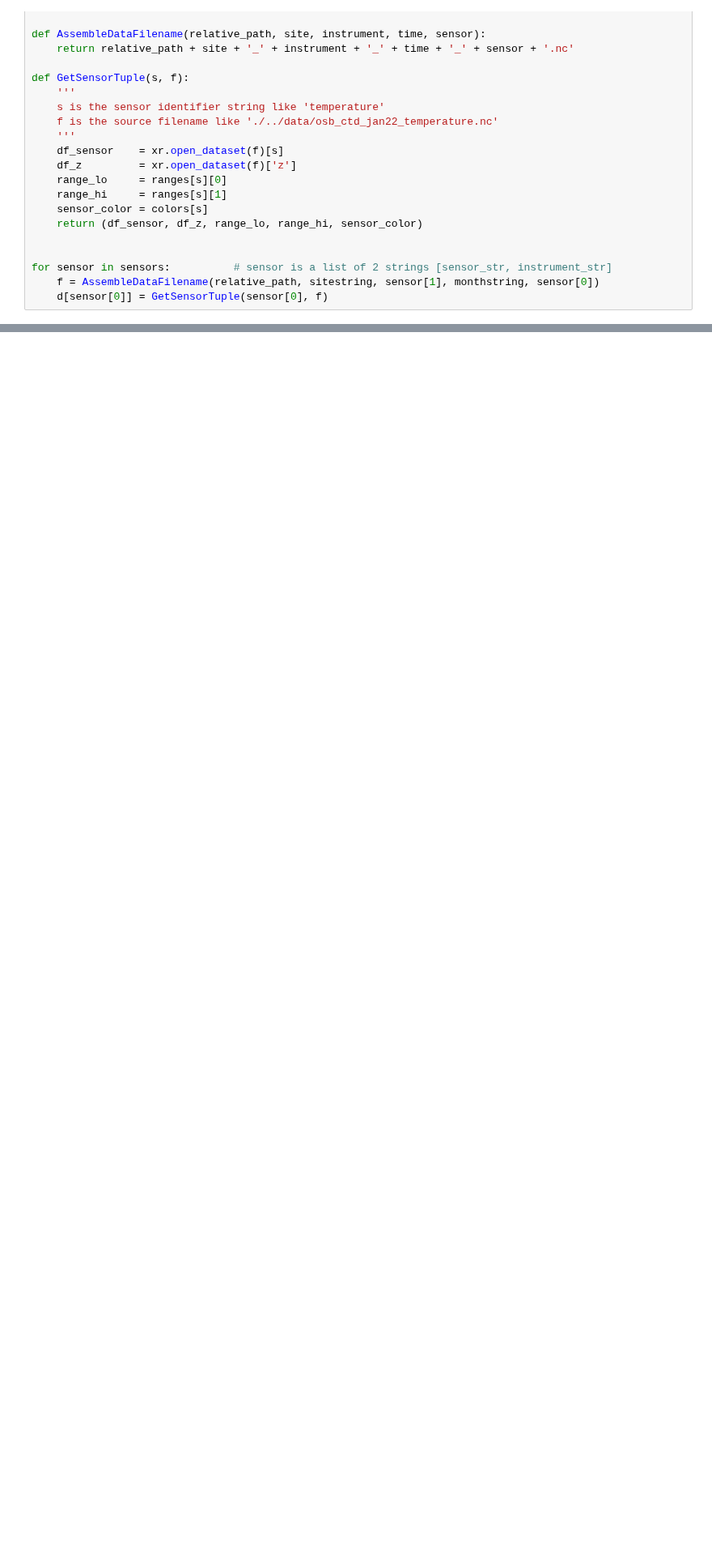
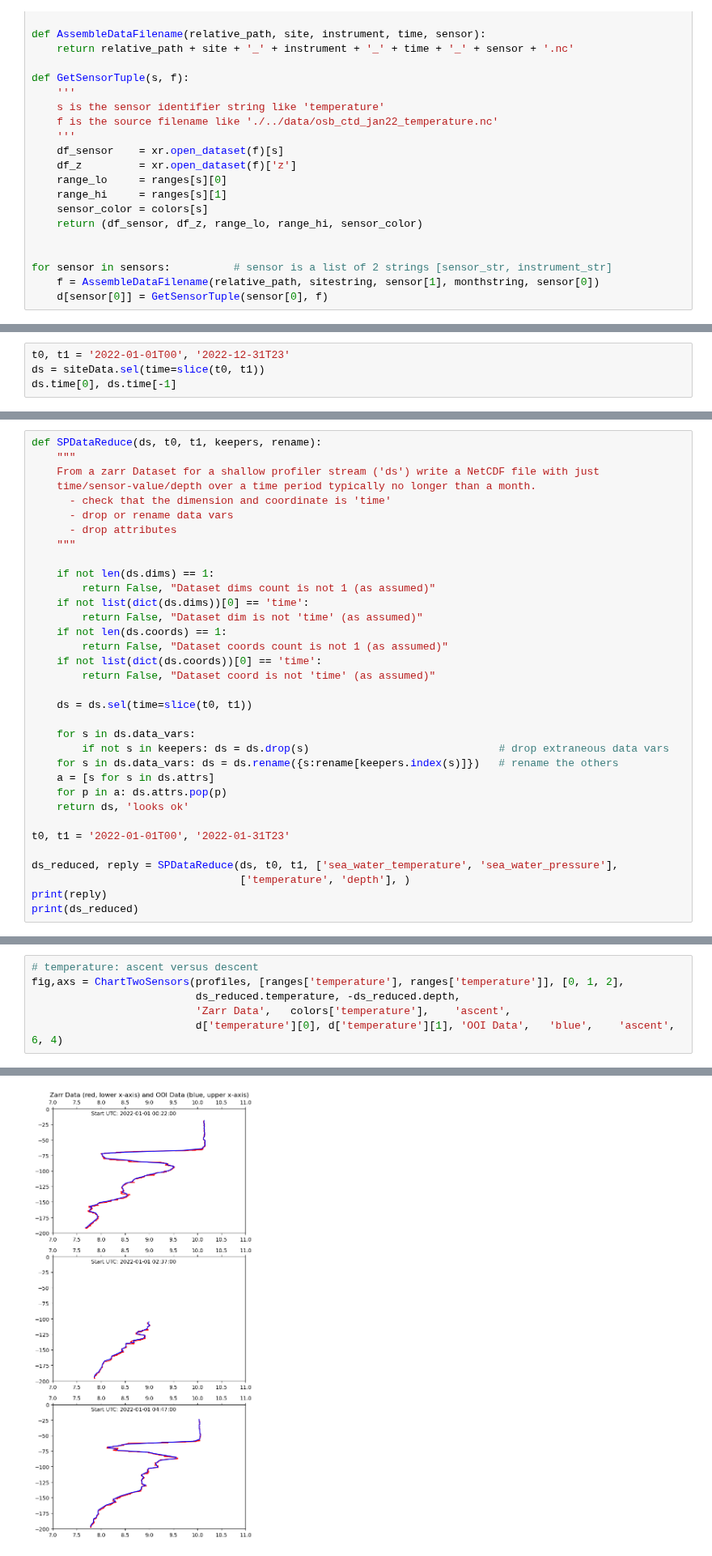
Before and after one commit to geo-smart/oceanography, a Jupyter notebook: book/chapters/data2.ipynb, the cells around one changed output, grey strips where cells are left out. Shown at 81% size. Drawn from its saved outputs; the diff is of its cells as text; blank space fills up the shorter version.

```diff
--- a/book/chapters/data2.ipynb
+++ b/book/chapters/data2.ipynb
@@ -243,0 +183,4 @@ Attempting 3 charts
+# %%
+t0, t1 = '2022-01-01T00', '2022-12-31T23'
+ds = siteData.sel(time=slice(t0, t1))
+ds.time[0], ds.time[-1]
@@ -243,0 +204,34 @@ Attempting 3 charts
+# %%
+def SPDataReduce(ds, t0, t1, keepers, rename):
+    """
+    From a zarr Dataset for a shallow profiler stream ('ds') write a NetCDF file with just
+    time/sensor-value/depth over a time period typically no longer than a month.
+      - check that the dimension and coordinate is 'time'
+      - drop or rename data vars
+      - drop attributes
+    """
+
+    if not len(ds.dims) == 1:
+        return False, "Dataset dims count is not 1 (as assumed)"
+    if not list(dict(ds.dims))[0] == 'time':
+        return False, "Dataset dim is not 'time' (as assumed)"
+    if not len(ds.coords) == 1:
+        return False, "Dataset coords count is not 1 (as assumed)"
+    if not list(dict(ds.coords))[0] == 'time':
+        return False, "Dataset coord is not 'time' (as assumed)"
+
+    ds = ds.sel(time=slice(t0, t1))
+
+    for s in ds.data_vars:
+        if not s in keepers: ds = ds.drop(s)                              # drop extraneous data vars
+    for s in ds.data_vars: ds = ds.rename({s:rename[keepers.index(s)]})   # rename the others
+    a = [s for s in ds.attrs]
+    for p in a: ds.attrs.pop(p)
+    return ds, 'looks ok'
+
+t0, t1 = '2022-01-01T00', '2022-01-31T23'
+
+ds_reduced, reply = SPDataReduce(ds, t0, t1, ['sea_water_temperature', 'sea_water_pressure'],
+                                 ['temperature', 'depth'], )
+print(reply)
+print(ds_reduced)
@@ -251,3 +256,10 @@ fig,axs = ChartTwoSensors(profiles, [ranges['temperature'], ranges['temperature'
 # %% [output]
 Attempting 3 charts
 [figure]
+# %%
+# temperature: ascent versus descent
+fig,axs = ChartTwoSensors(profiles, [ranges['temperature'], ranges['temperature']], [0, 1, 2],
+                          ds_reduced.temperature, -ds_reduced.depth,
+                          'Zarr Data',   colors['temperature'],    'ascent',
+                          d['temperature'][0], d['temperature'][1], 'OOI Data',   'blue',    'ascent', 6, 4)
+# %% [output]
@@ -253,0 +267 @@ Attempting 3 charts
+[figure, added]
```
Also changed, not shown: parts of 24 cells of this notebook, 2 other files.
